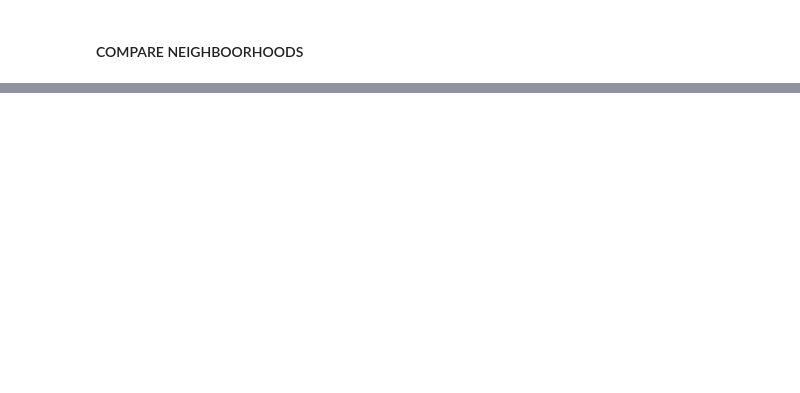
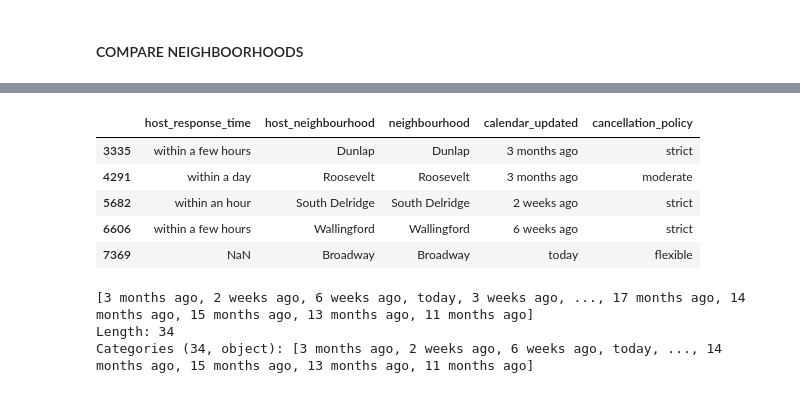
Before and after one commit to OceanSeventyTwo/DSND_Term2, a Jupyter notebook: project_files/AirBnB/Blog AirBnB.ipynb, the cells around one changed output, grey strips where cells are left out. Saved outputs shown, nothing was run; the diff lists cells and outputs as text; code cells hidden in the pictures; blank space fills up the shorter version.

```diff
--- a/project_files/AirBnB/Blog AirBnB.ipynb
+++ b/project_files/AirBnB/Blog AirBnB.ipynb
@@ -495,0 +672,23 @@ df_neigh.groupby(by='neighbourhood_group_cleansed')['price'].mean()
+# %%
+df_avg_price = pd.DataFrame(df_cal.groupby(by=['listing_id'])['price'].mean())
+df_list = df_listing.drop(columns='price')
+df = df_avg_price.merge(df_listing,left_index=True,right_index=True)
+ammenities = list(df.filter(like='amm').columns.values)
+physical_attr_loc = ['bathrooms','bedrooms','beds','neighbourhood_cleansed',
+                 'neighbourhood_group_cleansed','property_type','room_type','bed_type',
+                'accommodates','guests_included'] + ammenities
+# %%
+df = df.drop(labels=physical_attr_loc,axis=1)
+# %%
+irrv_profile = ['host_location','city','state','zipcode','market','smart_location','country_code','country','jurisdiction_names']
+# %%
+df = df.drop(labels=irrv_profile,axis=1)
+# %%
+df.select_dtypes('category').head()
+# %% [output]
+|  | host_response_time | host_neighbourhood | neighbourhood | calendar_updated | cancellation_policy |
+| 3335 | within a few hours | Dunlap | Dunlap | 3 months ago | strict |
+| 4291 | within a day | Roosevelt | Roosevelt | 3 months ago | moderate |
+| 5682 | within an hour | South Delridge | South Delridge | 2 weeks ago | strict |
+| 6606 | within a few hours | Wallingford | Wallingford | 6 weeks ago | strict |
+| 7369 | NaN | Broadway | Broadway | today | flexible |
@@ -495,0 +697,6 @@ df_neigh.groupby(by='neighbourhood_group_cleansed')['price'].mean()
+# %%
+df.calendar_updated.unique()
+# %% [output]
+[3 months ago, 2 weeks ago, 6 weeks ago, today, 3 weeks ago, ..., 17 months ago, 14 months ago, 15 months ago, 13 months ago, 11 months ago]
+Length: 34
+Categories (34, object): [3 months ago, 2 weeks ago, 6 weeks ago, today, ..., 14 months ago, 15 months ago, 13 months ago, 11 months ago]
```
Also changed, not shown: parts of 31 cells of this notebook, 1 other file.
